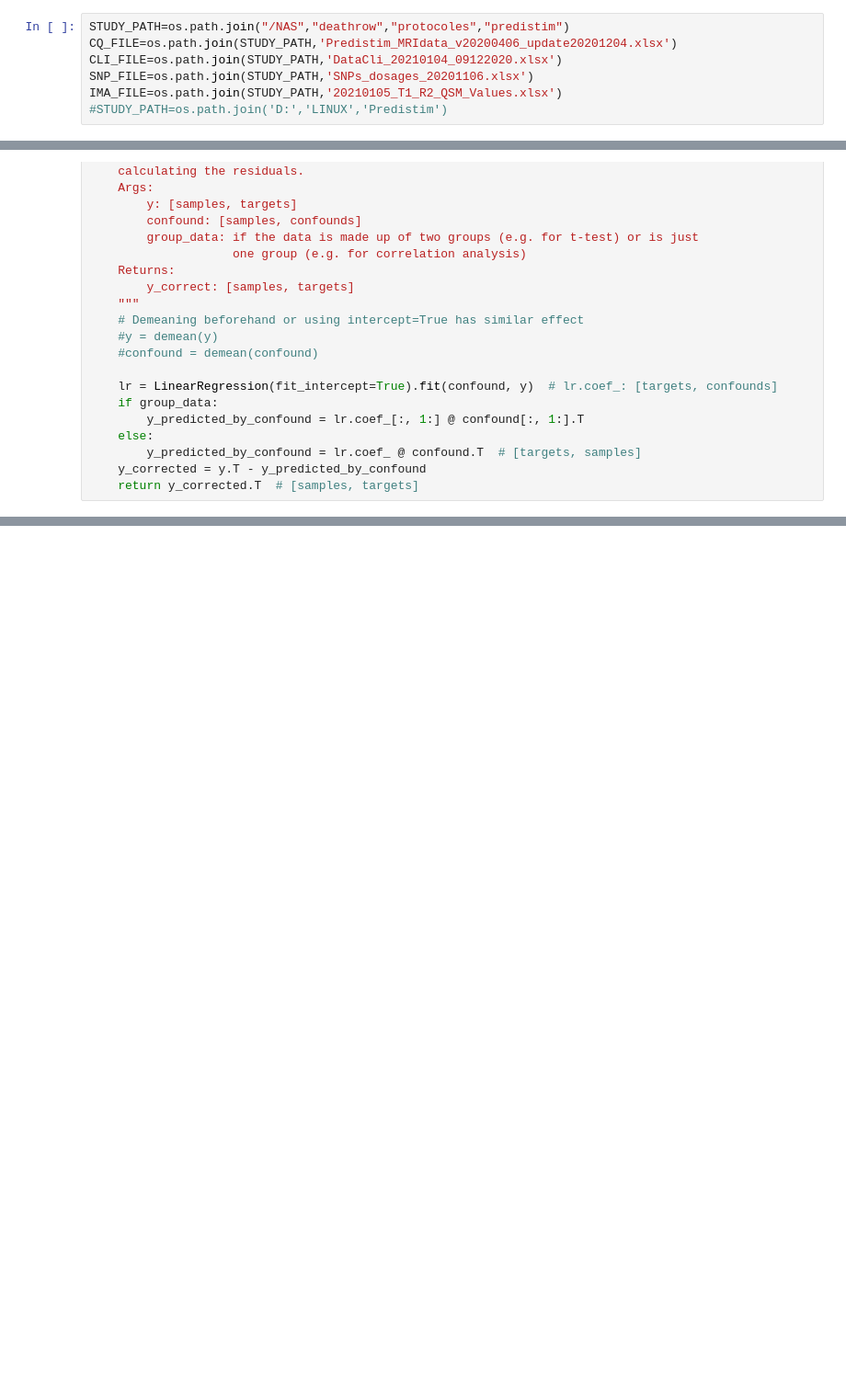
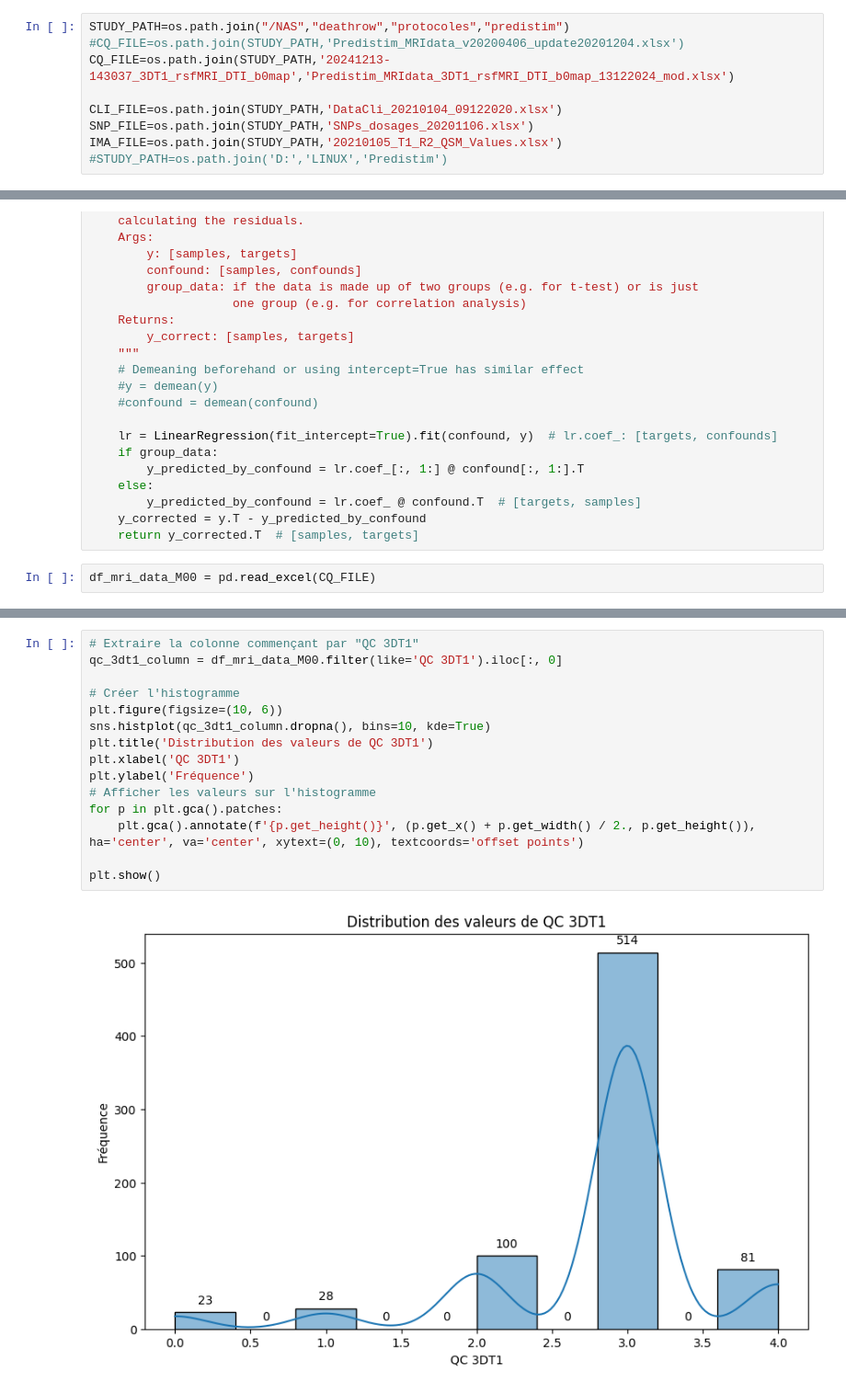
Before and after one commit to RomainViardLille/LiiFE, a Jupyter notebook: Predistim_Library.ipynb, the cells around one changed output, grey strips where cells are left out. Shown at 92% size. Cells and saved outputs as stored; diff of their text form; blank space fills up the shorter version.

```diff
--- a/Predistim_Library.ipynb
+++ b/Predistim_Library.ipynb
@@ -5,7 +5,9 @@ import numpy as np
 from sklearn.linear_model import LinearRegression
 # %%
 STUDY_PATH=os.path.join("/NAS","deathrow","protocoles","predistim")
-CQ_FILE=os.path.join(STUDY_PATH,'Predistim_MRIdata_v20200406_update20201204.xlsx')
+#CQ_FILE=os.path.join(STUDY_PATH,'Predistim_MRIdata_v20200406_update20201204.xlsx')
+CQ_FILE=os.path.join(STUDY_PATH,'20241213-143037_3DT1_rsfMRI_DTI_b0map','Predistim_MRIdata_3DT1_rsfMRI_DTI_b0map_13122024_mod.xlsx')
+
 CLI_FILE=os.path.join(STUDY_PATH,'DataCli_20210104_09122020.xlsx')
 SNP_FILE=os.path.join(STUDY_PATH,'SNPs_dosages_20201106.xlsx')
 IMA_FILE=os.path.join(STUDY_PATH,'20210105_T1_R2_QSM_Values.xlsx')
@@ -110,3 +112,5 @@ def unconfound(y, confound, group_data=False):
         y_predicted_by_confound = lr.coef_ @ confound.T  # [targets, samples]
     y_corrected = y.T - y_predicted_by_confound
     return y_corrected.T  # [samples, targets]
+# %%
+df_mri_data_M00 = pd.read_excel(CQ_FILE)
@@ -112,0 +133,17 @@ def unconfound(y, confound, group_data=False):
+# %%
+# Extraire la colonne commençant par "QC 3DT1"
+qc_3dt1_column = df_mri_data_M00.filter(like='QC 3DT1').iloc[:, 0]
+
+# Créer l'histogramme
+plt.figure(figsize=(10, 6))
+sns.histplot(qc_3dt1_column.dropna(), bins=10, kde=True)
+plt.title('Distribution des valeurs de QC 3DT1')
+plt.xlabel('QC 3DT1')
+plt.ylabel('Fréquence')
+# Afficher les valeurs sur l'histogramme
+for p in plt.gca().patches:
+    plt.gca().annotate(f'{p.get_height()}', (p.get_x() + p.get_width() / 2., p.get_height()), ha='center', va='center', xytext=(0, 10), textcoords='offset points')
+
+plt.show()
+# %% [output]
+[figure, added]
```
Also changed, not shown: parts of 6 cells of this notebook, 6 other files.
